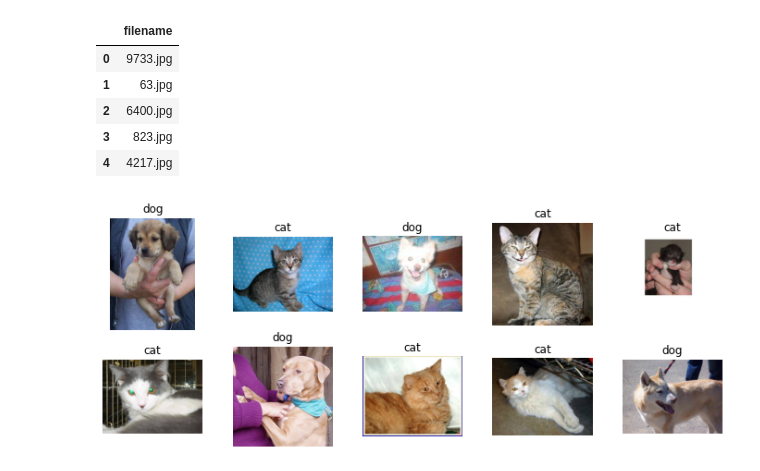
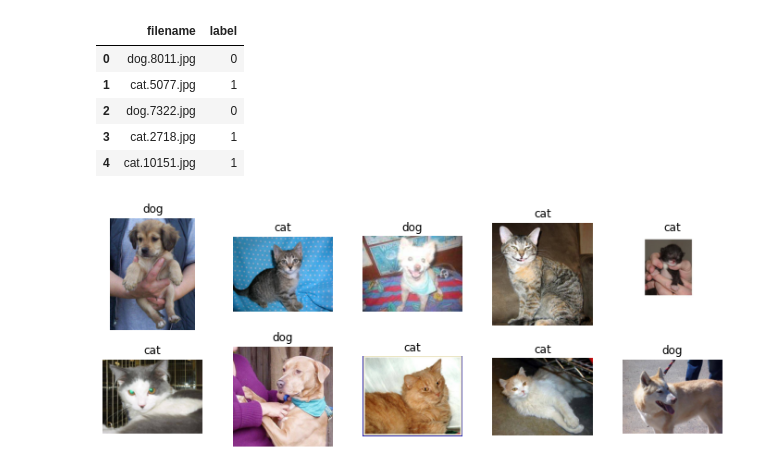
Before and after one commit to Lelelass/Deep-Learning-21, a Jupyter notebook: Labb/lab.ipynb, the cells around one changed output. Saved outputs shown, nothing was run; the diff lists cells and outputs as text; code cells hidden in the pictures.

```diff
--- a/Labb/lab.ipynb
+++ b/Labb/lab.ipynb
@@ -1,28 +1,25 @@
 # %%
 import os
 import numpy as np
 import pandas as pd
 import matplotlib.pyplot as plt
 import seaborn as sns
 import cv2
 from dataset_split import get_filenames_from_path, gen_filename_dataframe
 
 original_train_dir = os.path.abspath("./original_data/train/train")
-original_test_dir = os.path.abspath("./original_data/test/test")
 
 train_pictures_filenames = get_filenames_from_path(original_train_dir)
-test_pictures_filenames = get_filenames_from_path(original_test_dir)
 
 train_pictures_one_hot = gen_filename_dataframe(train_pictures_filenames)
-test_filenames_dataframe = pd.DataFrame(test_pictures_filenames, columns=['filename'])
-test_filenames_dataframe.head()
+train_pictures_one_hot.head()
 # %% [output]
-|  | filename |
-| 0 | 9733.jpg |
-| 1 | 63.jpg |
-| 2 | 6400.jpg |
-| 3 | 823.jpg |
-| 4 | 4217.jpg |
+|  | filename | label |
+| 0 | dog.8011.jpg | 0 |
+| 1 | cat.5077.jpg | 1 |
+| 2 | dog.7322.jpg | 0 |
+| 3 | cat.2718.jpg | 1 |
+| 4 | cat.10151.jpg | 1 |
 # %%
 from image_operations import display_images
 
```
Also changed, not shown: parts of 6 cells of this notebook, 1 other file.
